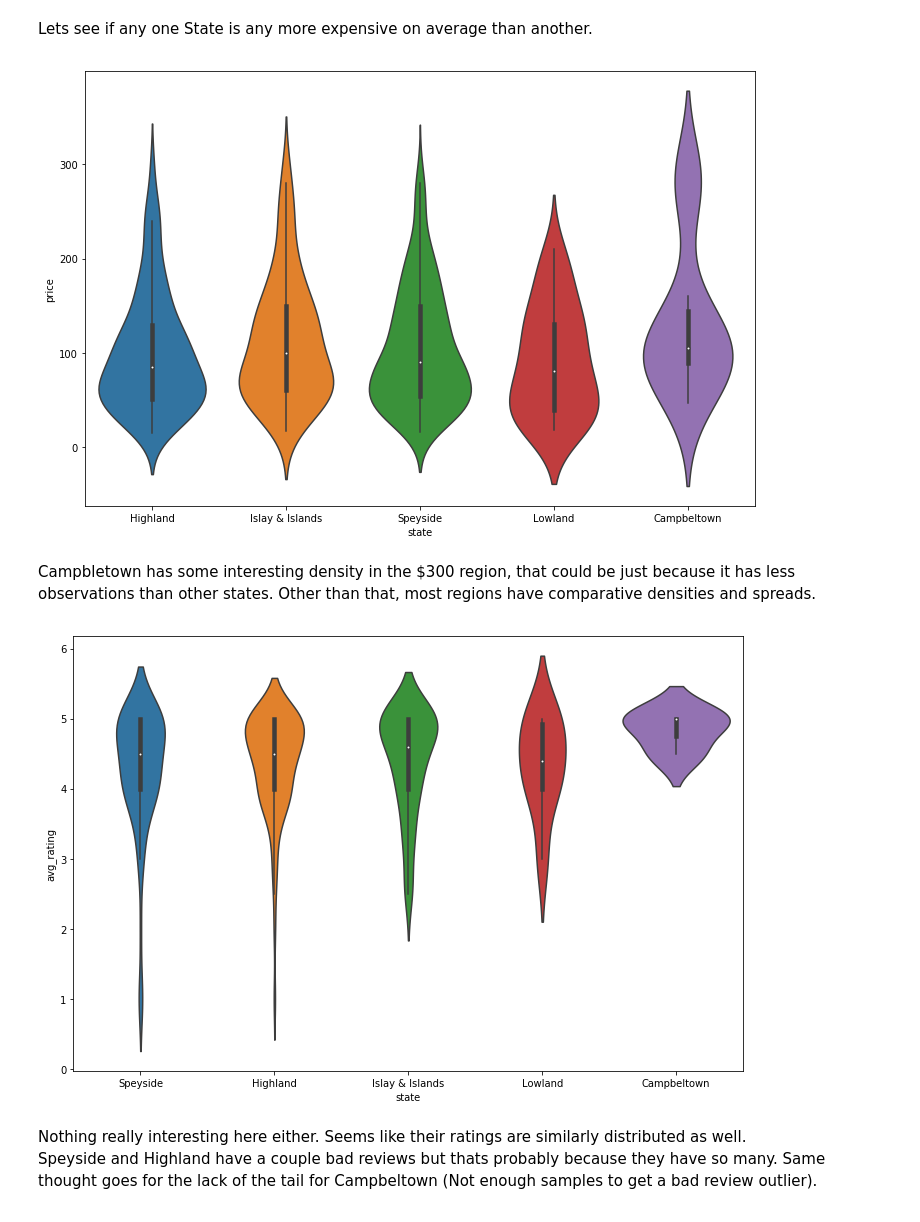
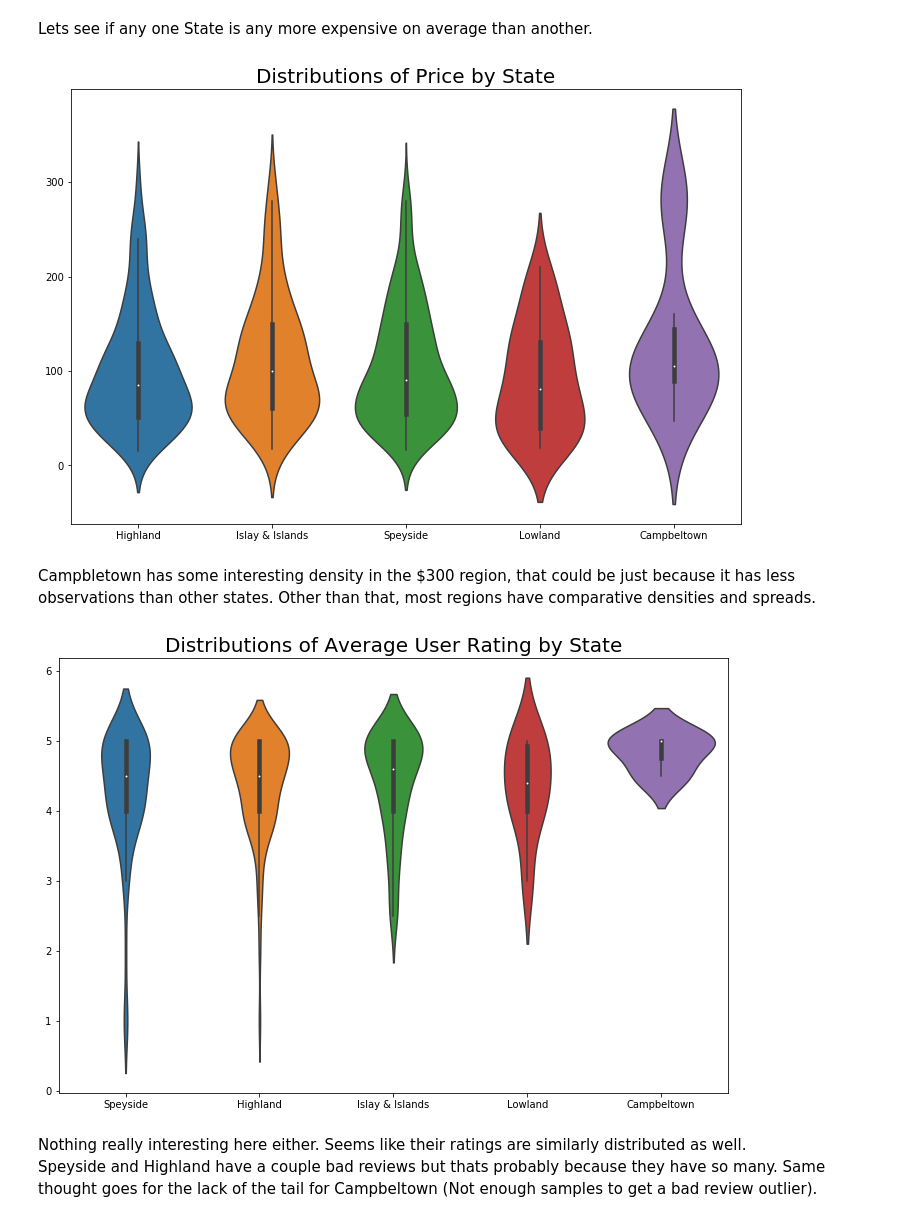
Before and after one commit to samuel-stack/Whiskey-Recommender, a Jupyter notebook: 3-Scotch-EDA.ipynb, the cells around one changed output. Cells and saved outputs as stored; diff of their text form; code cells hidden in the pictures.

```diff
--- a/3-Scotch-EDA.ipynb
+++ b/3-Scotch-EDA.ipynb
@@ -537,15 +540,21 @@ Lets see if any one State is any more expensive on average than another.
 # %%
 plt.figure(figsize = (12,8))
 sns.violinplot(x = 'state', y = 'price', data = df[(df['country'] == 'Scotland') &( df['price'] < 300)]);
+plt.title("Distributions of Price by State",fontsize=20)
+plt.xlabel('')
+plt.ylabel('');
 # %% [output]
-[figure, old version]
+[figure, new version]
 # %% [markdown]
 Campbletown has some interesting density in the $300 region, that could be just because it has less observations than other states.  Other than that, most regions have comparative densities and spreads.
 # %%
 plt.figure(figsize = (12,8))
 sns.violinplot(x = 'state', y = 'avg_rating', data = df[(df['country'] == 'Scotland') &( df['avg_rating'] > 0)]);
+plt.title("Distributions of Average User Rating by State",fontsize=20)
+plt.xlabel('')
+plt.ylabel('');
 # %% [output]
-[figure, old version]
+[figure, new version]
 # %% [markdown]
 Nothing really interesting here either.  Seems like their ratings are similarly distributed as well.
 Speyside and Highland have a couple bad reviews but thats probably because they have so many.  Same thought goes for the lack of the tail for Campbeltown (Not enough samples to get a bad review outlier).
```
Also changed, not shown: parts of 25 cells of this notebook, 3 other files.
